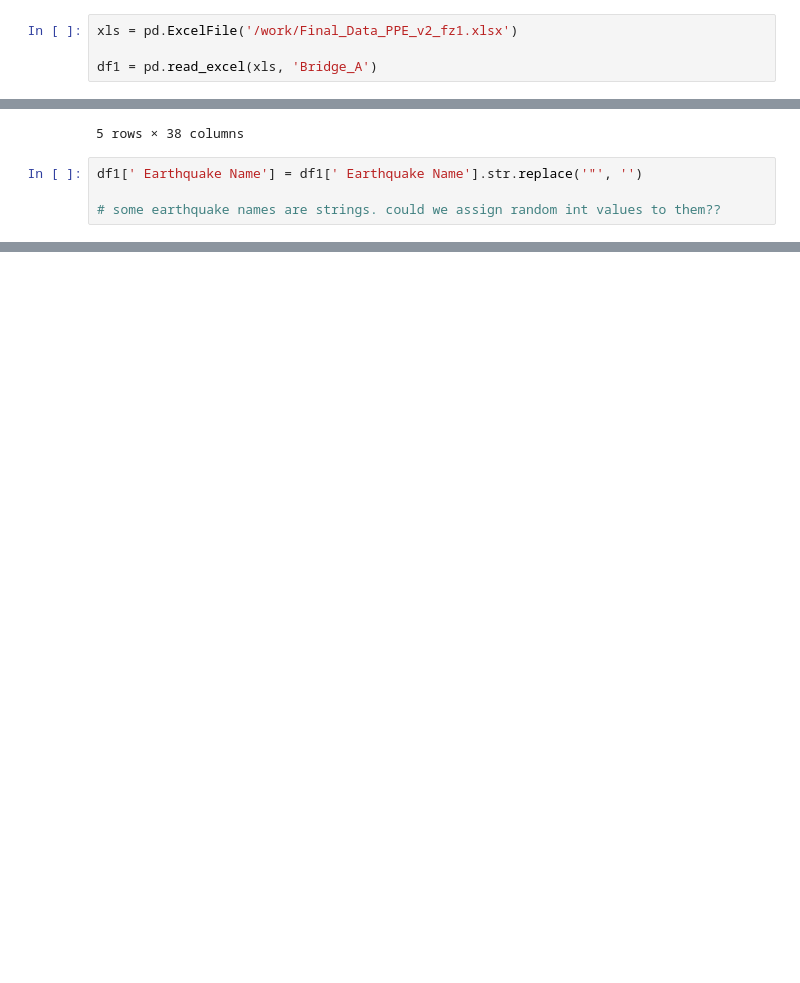
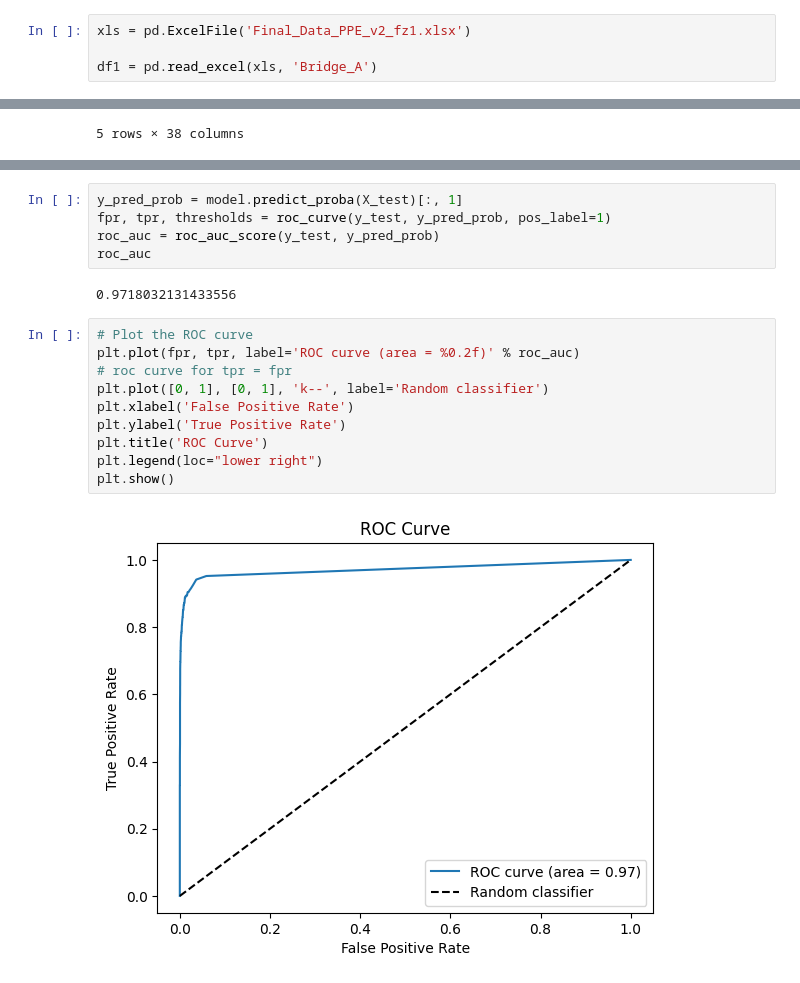
Before and after one commit to brandonkeung/Bridge-Response-Prediction, a Jupyter notebook: Simple Model.ipynb, the cells around one changed output, grey strips where cells are left out. Cells and saved outputs as stored; diff of their text form; blank space fills up the shorter version.

```diff
--- a/Simple Model.ipynb
+++ b/Simple Model.ipynb
@@ -3,5 +16,5 @@ import pandas as pd
 # %%
-xls = pd.ExcelFile('/work/Final_Data_PPE_v2_fz1.xlsx')
+xls = pd.ExcelFile('Final_Data_PPE_v2_fz1.xlsx')
 
 df1 = pd.read_excel(xls, 'Bridge_A')
 # %%
@@ -16,10 +29,6 @@ df1.head()
 | 3 | 1 | 18556 | 9.4 | "21273463" | 2003 | "Huhtala Ln" | ... |
 | 4 | 1 | 18557 | 12.1 | "21273463" | 2003 | "Saint Joseph's Hill" | ... |
 5 rows × 38 columns
-# %%
-df1[' Earthquake Name'] = df1[' Earthquake Name'].str.replace('"', '')
-
-# some earthquake names are strings. could we assign random int values to them??
 # %%
 df1.columns
 # %% [output]
@@ -162,0 +169,19 @@ Name: count, dtype: int64
+# %%
+y_pred_prob = model.predict_proba(X_test)[:, 1]
+fpr, tpr, thresholds = roc_curve(y_test, y_pred_prob, pos_label=1)
+roc_auc = roc_auc_score(y_test, y_pred_prob)
+roc_auc
+# %% [output]
+0.9718032131433556
+# %%
+# Plot the ROC curve
+plt.plot(fpr, tpr, label='ROC curve (area = %0.2f)' % roc_auc)
+# roc curve for tpr = fpr
+plt.plot([0, 1], [0, 1], 'k--', label='Random classifier')
+plt.xlabel('False Positive Rate')
+plt.ylabel('True Positive Rate')
+plt.title('ROC Curve')
+plt.legend(loc="lower right")
+plt.show()
+# %% [output]
+[figure, added]
```
Also changed, not shown: parts of 14 cells of this notebook, 1 other file.
